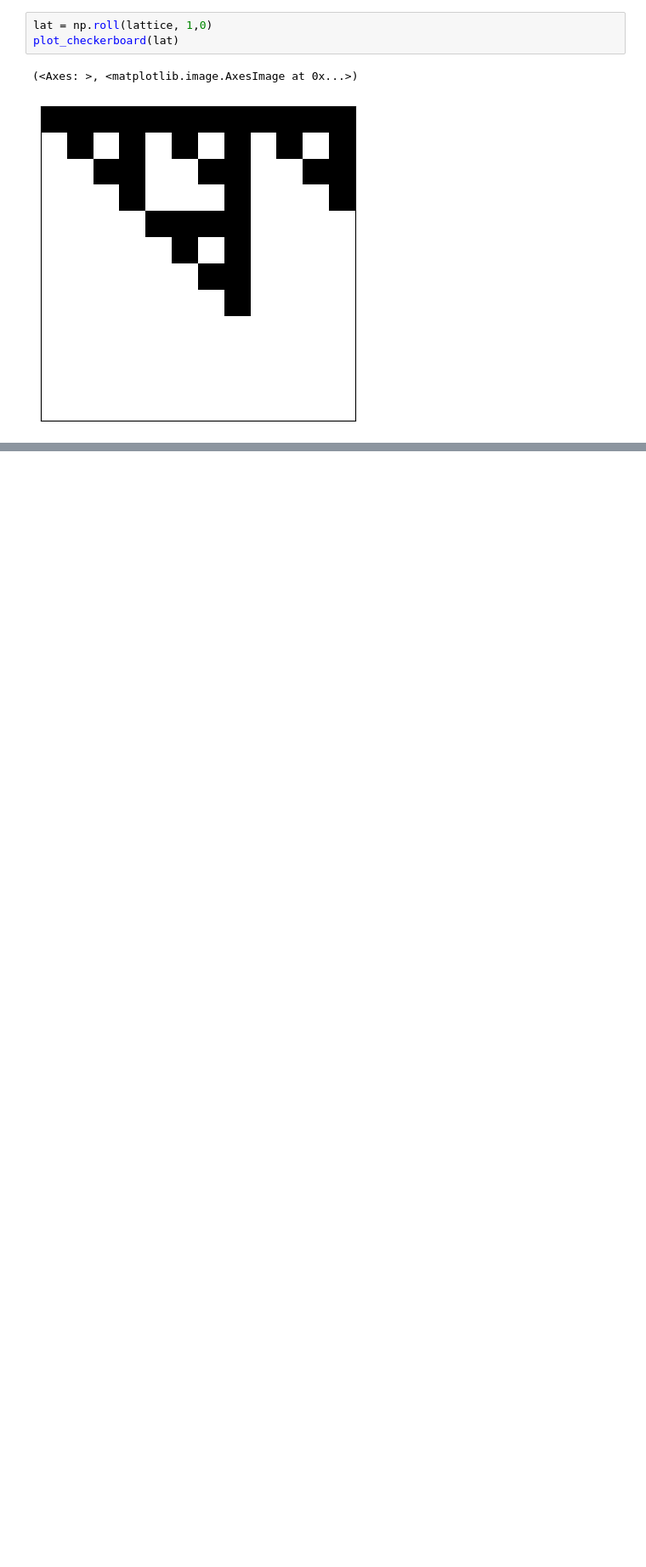
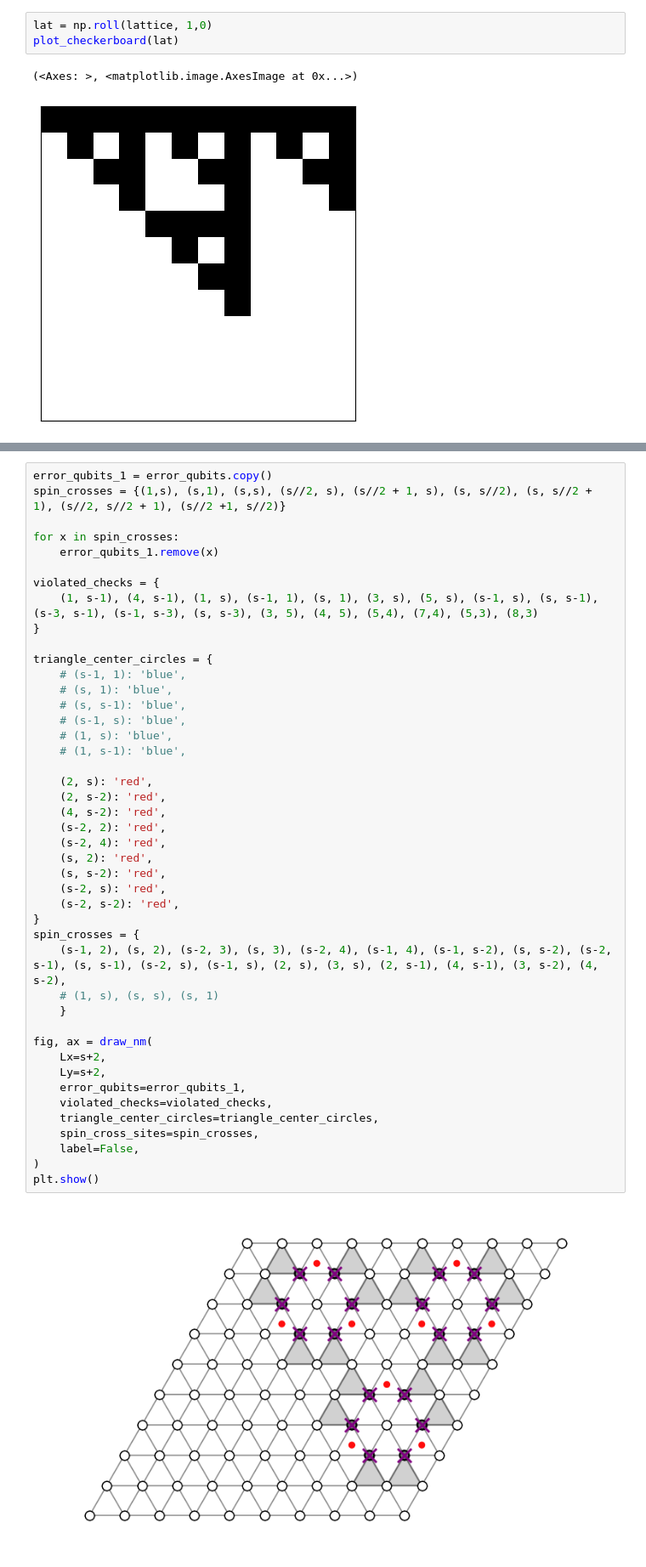
Before and after one commit to toM0dots/XYZ-color-code, a Jupyter notebook: XYZ_color_code/nm_plotting.ipynb, the cells around one changed output, grey strips where cells are left out. Shown at 85% size. Cells and saved outputs as stored; diff of their text form; blank space fills up the shorter version.

```diff
--- a/XYZ_color_code/nm_plotting.ipynb
+++ b/XYZ_color_code/nm_plotting.ipynb
@@ -285,0 +474,46 @@ plt.show()
+# %%
+error_qubits_1 = error_qubits.copy()
+spin_crosses = {(1,s), (s,1), (s,s), (s//2, s), (s//2 + 1, s), (s, s//2), (s, s//2 + 1), (s//2, s//2 + 1), (s//2 +1, s//2)}
+
+for x in spin_crosses:
+    error_qubits_1.remove(x)
+
+violated_checks = {
+    (1, s-1), (4, s-1), (1, s), (s-1, 1), (s, 1), (3, s), (5, s), (s-1, s), (s, s-1), (s-3, s-1), (s-1, s-3), (s, s-3), (3, 5), (4, 5), (5,4), (7,4), (5,3), (8,3)
+}
+
+triangle_center_circles = {
+    # (s-1, 1): 'blue',
+    # (s, 1): 'blue',
+    # (s, s-1): 'blue',
+    # (s-1, s): 'blue',
+    # (1, s): 'blue',
+    # (1, s-1): 'blue',
+
+    (2, s): 'red',
+    (2, s-2): 'red',
+    (4, s-2): 'red',
+    (s-2, 2): 'red',
+    (s-2, 4): 'red',
+    (s, 2): 'red',
+    (s, s-2): 'red',
+    (s-2, s): 'red',
+    (s-2, s-2): 'red',
+}
+spin_crosses = {
+    (s-1, 2), (s, 2), (s-2, 3), (s, 3), (s-2, 4), (s-1, 4), (s-1, s-2), (s, s-2), (s-2, s-1), (s, s-1), (s-2, s), (s-1, s), (2, s), (3, s), (2, s-1), (4, s-1), (3, s-2), (4, s-2),
+    # (1, s), (s, s), (s, 1)
+    }
+
+fig, ax = draw_nm(
+    Lx=s+2,
+    Ly=s+2,
+    error_qubits=error_qubits_1,
+    violated_checks=violated_checks,
+    triangle_center_circles=triangle_center_circles,
+    spin_cross_sites=spin_crosses,
+    label=False,
+)
+plt.show()
+# %% [output]
+[figure, added]
```
Also changed, not shown: parts of 8 cells of this notebook.
